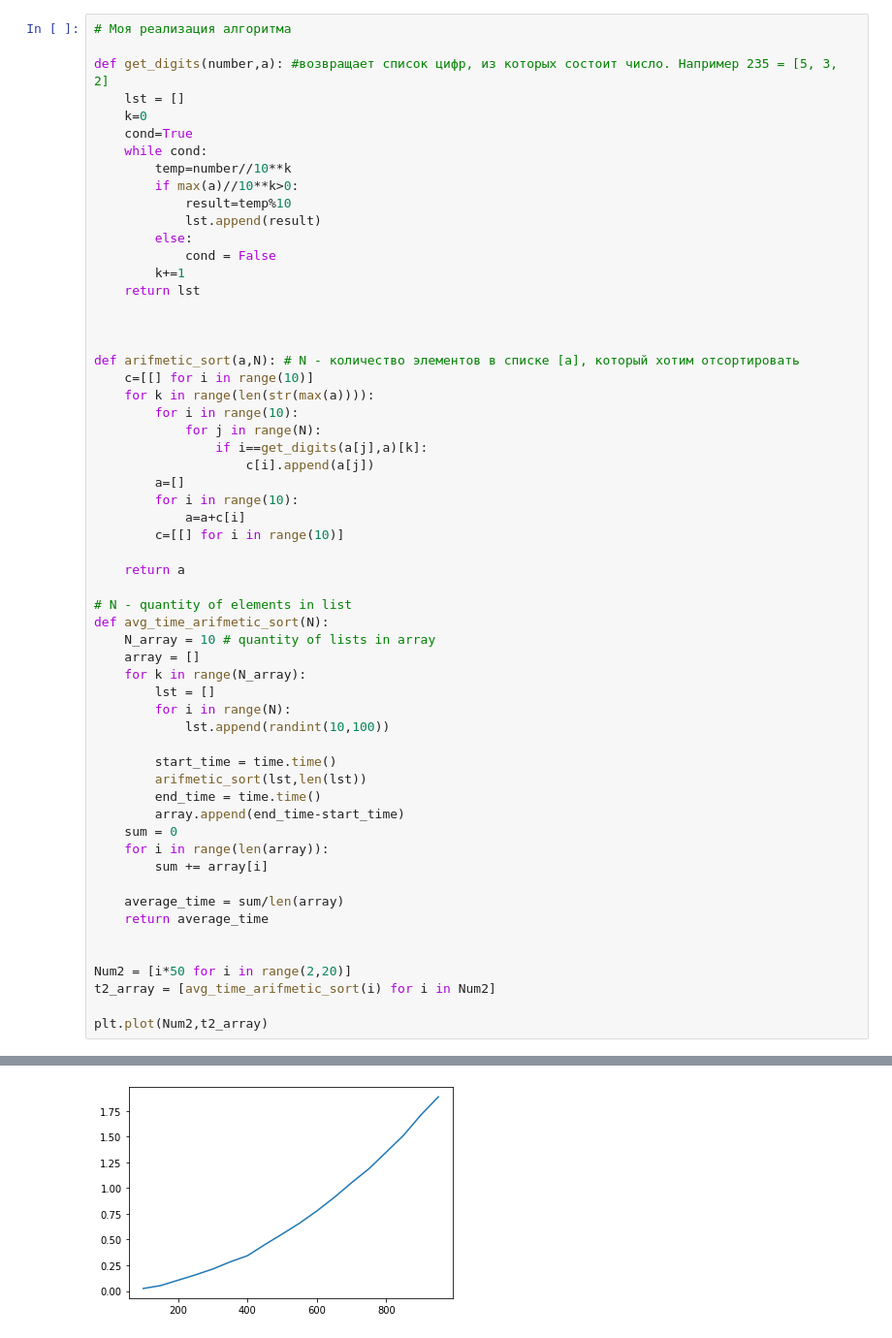
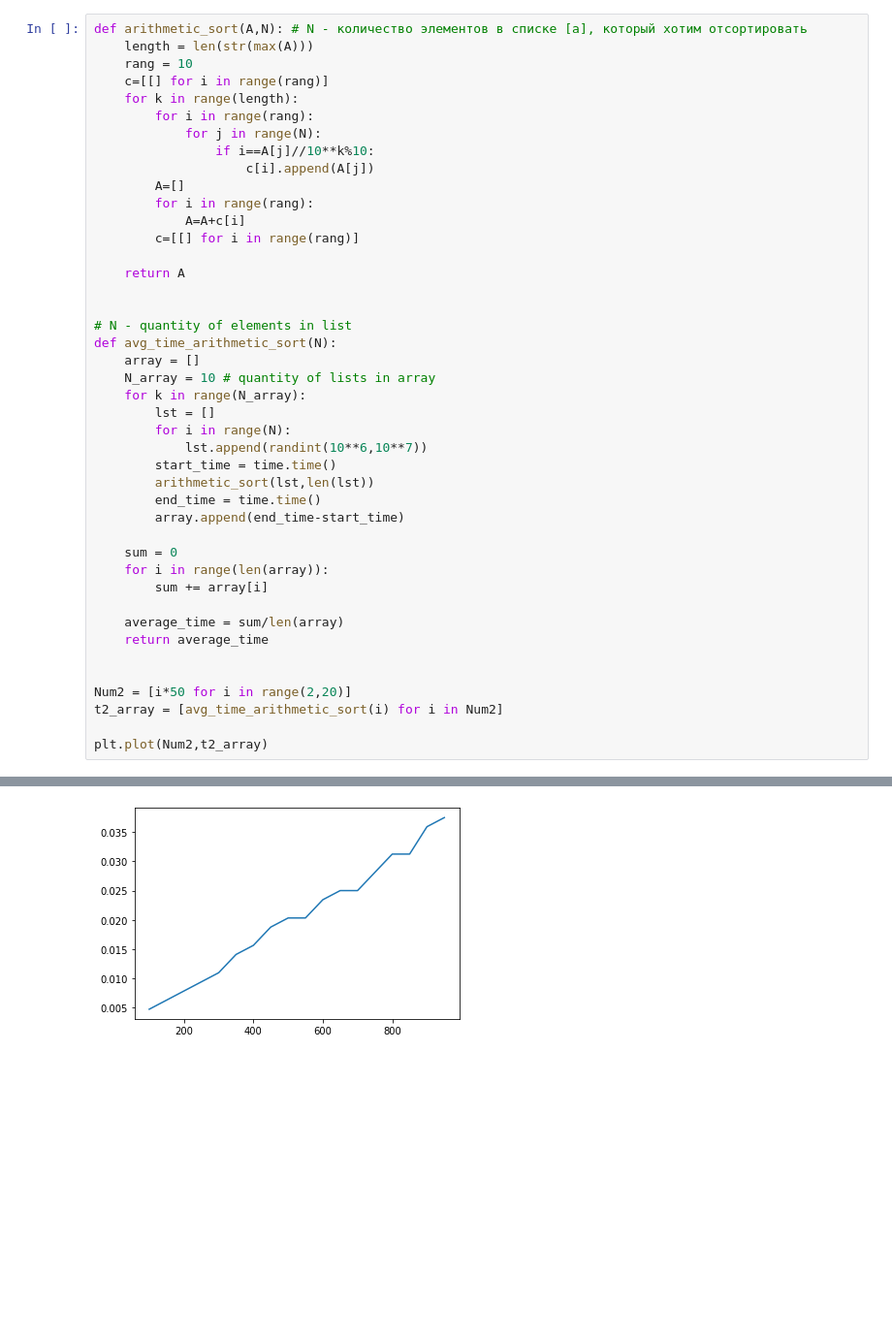
Before and after one commit to shtunder/computational_algorithms, a Jupyter notebook: SecondTask.ipynb, the cells around one changed output, grey strips where cells are left out. Shown: that part at 97% size. Drawn from its saved outputs; the diff is of its cells as text; blank space fills up the shorter version.

Commit message:
improved arithmetic algorithm

```diff
--- a/SecondTask.ipynb
+++ b/SecondTask.ipynb
@@ -47,62 +47,47 @@ plt.plot(Num,t_array) # построить ещё график в логариф
 # %%
-# Моя реализация алгоритма
+def arithmetic_sort(A,N): # N - количество элементов в списке [a], который хотим отсортировать
+    length = len(str(max(A)))
+    rang = 10
+    c=[[] for i in range(rang)]
+    for k in range(length):
+        for i in range(rang):
+            for j in range(N):
+                if i==A[j]//10**k%10:
+                    c[i].append(A[j])
+        A=[]
+        for i in range(rang):
+            A=A+c[i]
+        c=[[] for i in range(rang)]
 
-def get_digits(number,a): #возвращает список цифр, из которых состоит число. Например 235 = [5, 3, 2]
-    lst = []
-    k=0
-    cond=True
-    while cond:
-        temp=number//10**k
-        if max(a)//10**k>0:
-            result=temp%10
-            lst.append(result)
-        else:
-            cond = False
-        k+=1
-    return lst
+    return A
 
 
-
-def arifmetic_sort(a,N): # N - количество элементов в списке [a], который хотим отсортировать
-    c=[[] for i in range(10)]
-    for k in range(len(str(max(a)))):
-        for i in range(10):
-            for j in range(N):
-                if i==get_digits(a[j],a)[k]:
-                    c[i].append(a[j])
-        a=[]
-        for i in range(10):
-            a=a+c[i]
-        c=[[] for i in range(10)]
-
-    return a
-
 # N - quantity of elements in list
-def avg_time_arifmetic_sort(N):
+def avg_time_arithmetic_sort(N):
+    array = []
     N_array = 10 # quantity of lists in array
-    array = []
     for k in range(N_array):
         lst = []
         for i in range(N):
-            lst.append(randint(10,100))
-
+            lst.append(randint(10**6,10**7))
         start_time = time.time()
-        arifmetic_sort(lst,len(lst))
+        arithmetic_sort(lst,len(lst))
         end_time = time.time()
         array.append(end_time-start_time)
+
     sum = 0
     for i in range(len(array)):
         sum += array[i]
 
     average_time = sum/len(array)
     return average_time
 
 
 Num2 = [i*50 for i in range(2,20)]
-t2_array = [avg_time_arifmetic_sort(i) for i in Num2]
+t2_array = [avg_time_arithmetic_sort(i) for i in Num2]
 
 plt.plot(Num2,t2_array)
 # %% [output]
 [<matplotlib.lines.Line2D at 0x...>]
-[figure, old version]
+[figure, new version]
 # %%
```
Also changed, not shown: parts of 2 cells of this notebook.
